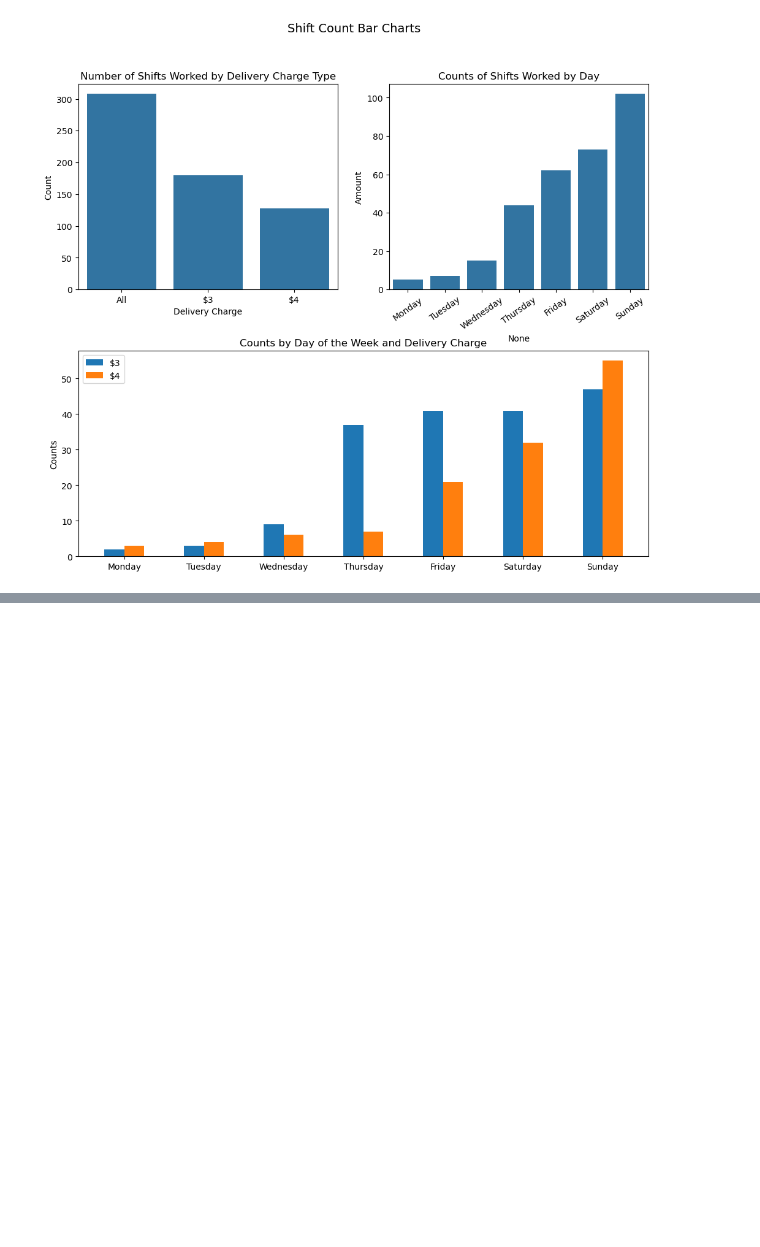
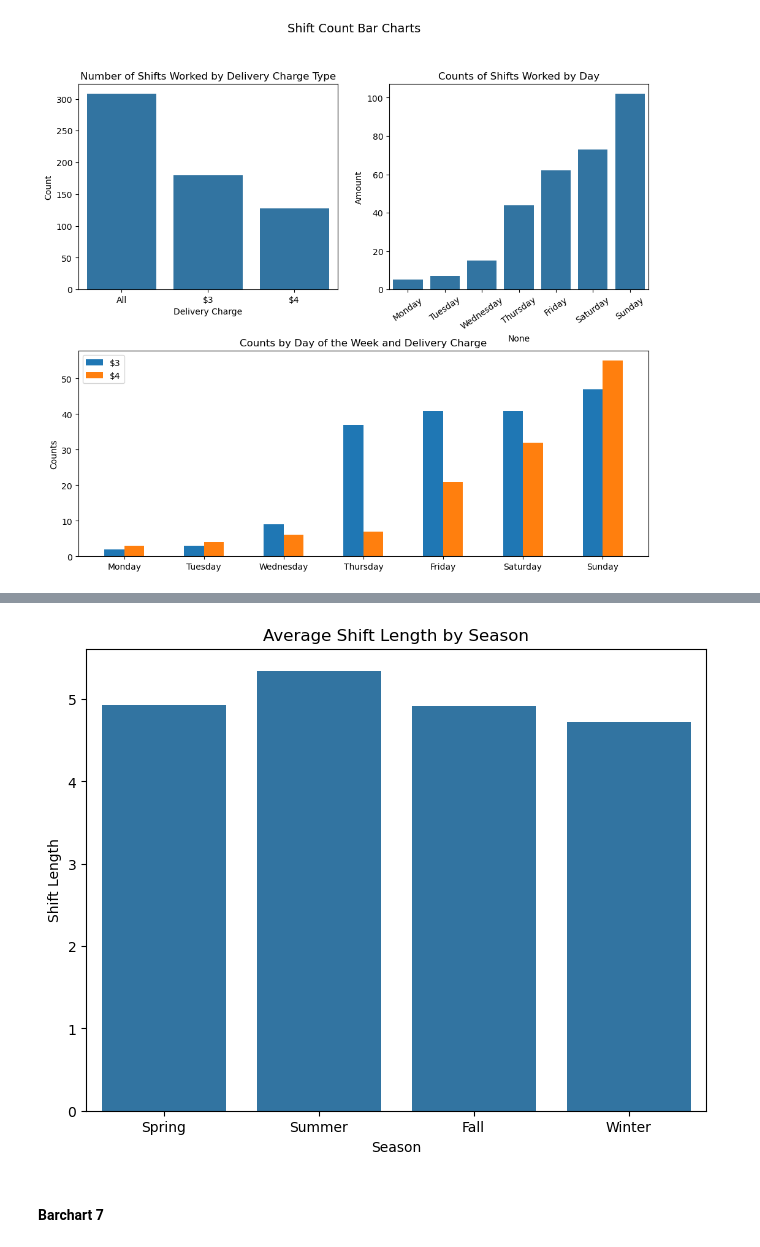
Before and after one commit to stevejchacon/pizzatip, a Jupyter notebook: pizzaEDA2_seaborn.ipynb, the cells around one changed output, grey strips where cells are left out. Cells and saved outputs as stored; diff of their text form; code cells hidden in the pictures; blank space fills up the shorter version.

```diff
--- a/pizzaEDA2_seaborn.ipynb
+++ b/pizzaEDA2_seaborn.ipynb
@@ -278,0 +329,20 @@ plt.show()
+# %%
+dur_avg_season = df.groupby('Season')['Duration'].mean()
+dur_avg_season_df = dur_avg_season.reset_index()
+
+# create an order to the seasons
+season_order = ['Spring', 'Summer', 'Fall', 'Winter']
+# %%
+# duration average by season
+plt.figure(figsize=(8, 6))  # Optional: Adjust the figure size as needed
+
+sns.barplot(data=dur_avg_season_df, x='Season', y='Duration', order=season_order)
+plt.xlabel('Season')
+plt.ylabel('Shift Length')
+plt.title('Average Shift Length by Season')
+
+plt.show()
+# %% [output]
+[figure, added]
+# %% [markdown]
+#### Barchart 7
```
Also changed, not shown: parts of 22 cells of this notebook.
